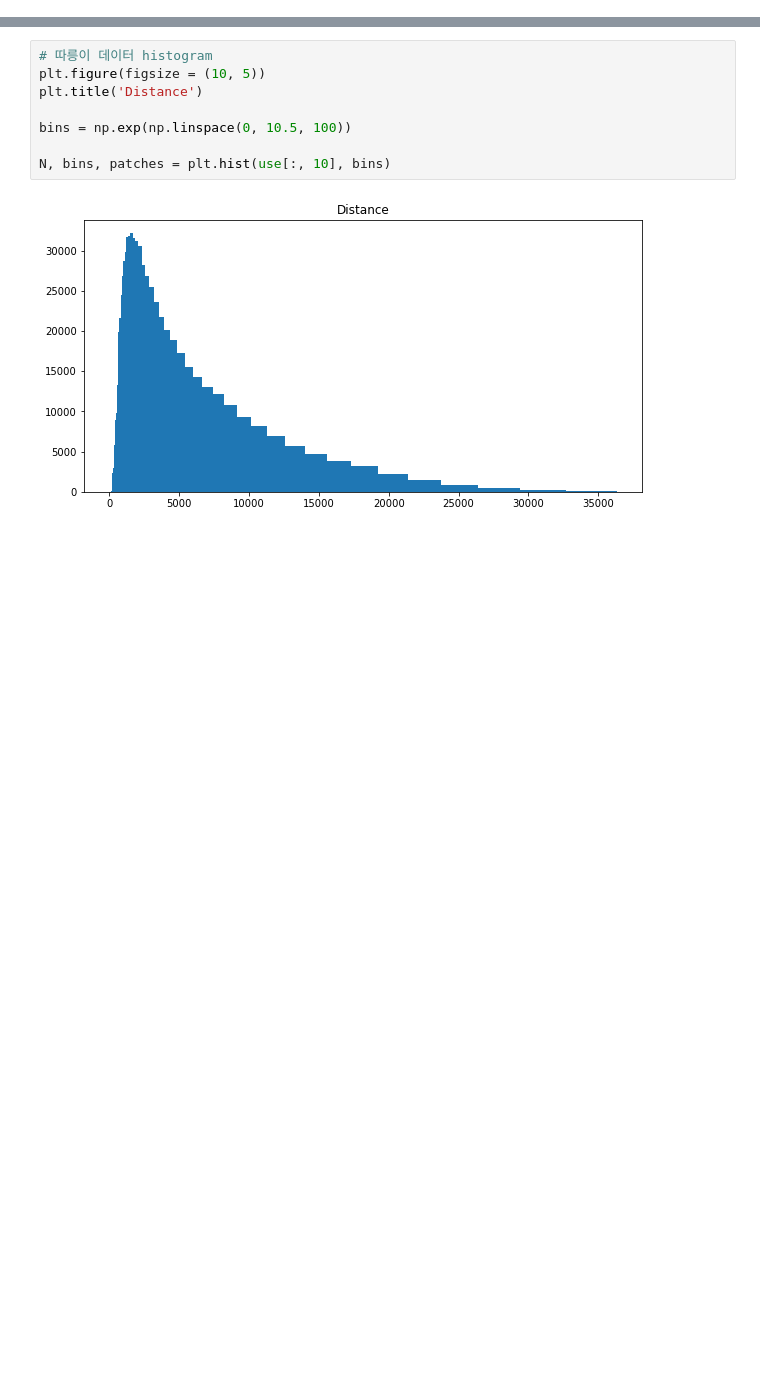
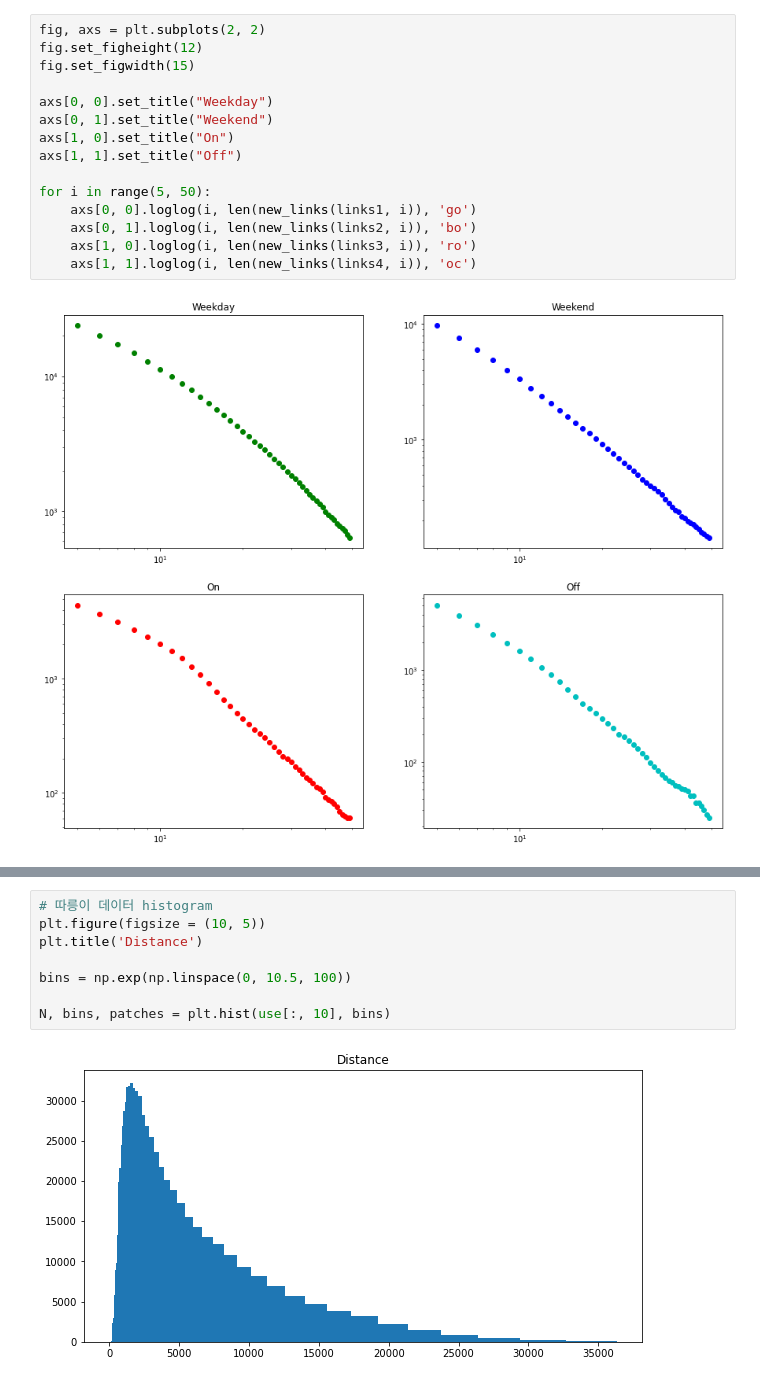
Before and after one commit to GyoHeon/UOS_bicycle, a Jupyter notebook: Start.ipynb, the cells around one changed output, grey strips where cells are left out. Cells and saved outputs as stored; diff of their text form; blank space fills up the shorter version.

```diff
--- a/Start.ipynb
+++ b/Start.ipynb
@@ -6,2 +37,19 @@ import datetime
+# %%
+fig, axs = plt.subplots(2, 2)
+fig.set_figheight(12)
+fig.set_figwidth(15)
+
+axs[0, 0].set_title("Weekday")
+axs[0, 1].set_title("Weekend")
+axs[1, 0].set_title("On")
+axs[1, 1].set_title("Off")
+
+for i in range(5, 50):
+    axs[0, 0].loglog(i, len(new_links(links1, i)), 'go')
+    axs[0, 1].loglog(i, len(new_links(links2, i)), 'bo')
+    axs[1, 0].loglog(i, len(new_links(links3, i)), 'ro')
+    axs[1, 1].loglog(i, len(new_links(links4, i)), 'oc')
+# %% [output]
+[figure, added]
 # %%
 # 통근 데이터
```
Also changed, not shown: parts of 5 cells of this notebook, 2 other files.
